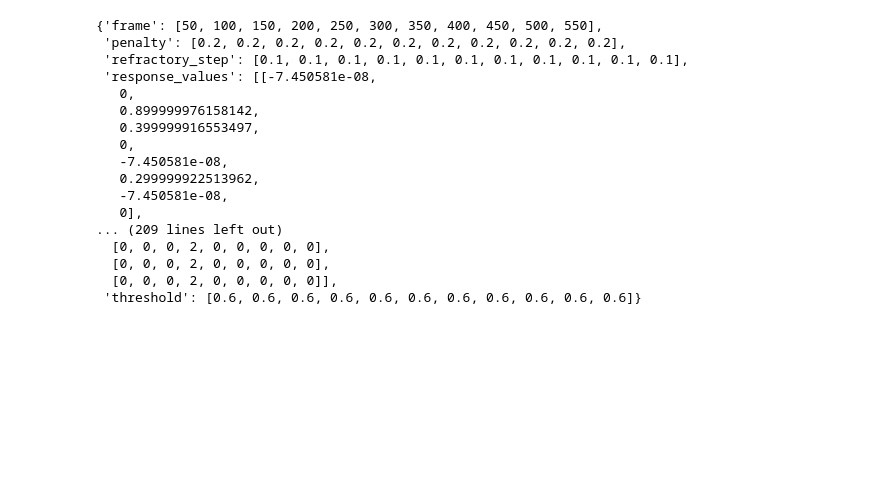
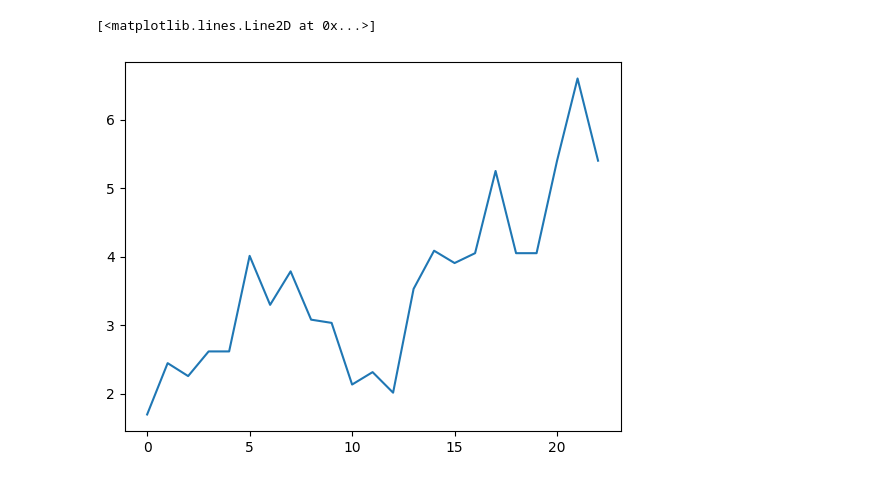
Before and after one commit to jeremiah-gaiser/thinkengine, a Jupyter notebook: notebooks/data_processing.ipynb, the cells around one changed output. Saved outputs shown, nothing was run; the diff lists cells and outputs as text; code cells hidden in the pictures; blank space fills up the shorter version.

```diff
--- a/notebooks/data_processing.ipynb
+++ b/notebooks/data_processing.ipynb
@@ -4,25 +8,54 @@ import numpy
 # %%
-filename = '../exp_data/exp_2023-11-22_23:07:28.json'
+exp1_data_dir = '../exp_data/exp1_3/'
+exp1_data_files = glob(exp1_data_dir + "*.json")
+exp1_data = [-1 for _ in range(99)]
 
-with open(filename) as myfile:
-    data = json.load(myfile)
+for data_f in exp1_data_files:
+    with open(data_f) as df:
+        trial_idx = int(re.search(r'_(\d+).json', data_f).groups()[0])-1
+        exp1_data[trial_idx] =  json.load(df)
+
+exp1_data = exp1_data[:exp1_data.index(-1)]
 # %%
-data
+def get_odds_seq(trial_data, background_prob):
+    odds_seq = []
+
+    for pos_score, neg_score in zip(trial_data['pos_scores'], trial_data['neg_scores']):
+        total_score = pos_score + neg_score
+
+        if total_score == 0:
+            continue
+
+        if pos_score == 0:
+            odds_seq.append(0)
+            continue
+
+        if neg_score == 0:
+            correct_prob = 1
+        else:
+            correct_prob = pos_score/total_score
+
+        odds_seq.append(correct_prob/background_prob)
+
+    return odds_seq
+
+def running_average(seq, w):
+    convolved_seq = []
+    for i in range(len(seq)-w):
+        convolved_seq.append(sum(seq[i:i+w]) / w)
+    return convolved_seq
+
+
+hyper_param_vals = []
+trial_seqs = []
+mean_convergence = []
+
+for trial in exp1_data:
+    trial_seqs.append(get_odds_seq(trial, 1/9))
+    hyper_param_vals.append([trial['threshold'], trial['reward'], trial['penalty'], trial['explore_variance'], trial['refractory_step']])
+    mean_convergence.append(sum(trial_seqs[-1][-10:])/len(trial_seqs[-1][-10:]))
+
+plt.plot((running_average(mean_convergence, 5)))
 # %% [output]
-{'frame': [50, 100, 150, 200, 250, 300, 350, 400, 450, 500, 550],
- 'penalty': [0.2, 0.2, 0.2, 0.2, 0.2, 0.2, 0.2, 0.2, 0.2, 0.2, 0.2],
- 'refractory_step': [0.1, 0.1, 0.1, 0.1, 0.1, 0.1, 0.1, 0.1, 0.1, 0.1, 0.1],
- 'response_values': [[-7.450581e-08,
-   0,
-   0.899999976158142,
-   0.399999916553497,
-   0,
-   -7.450581e-08,
-   0.299999922513962,
-   -7.450581e-08,
-   0],
-... (209 lines left out)
-  [0, 0, 0, 2, 0, 0, 0, 0, 0],
-  [0, 0, 0, 2, 0, 0, 0, 0, 0],
-  [0, 0, 0, 2, 0, 0, 0, 0, 0]],
- 'threshold': [0.6, 0.6, 0.6, 0.6, 0.6, 0.6, 0.6, 0.6, 0.6, 0.6, 0.6]}
+[<matplotlib.lines.Line2D at 0x...>]
+[figure, added]
```
Also changed, not shown: parts of 3 cells of this notebook, 6 other files.
